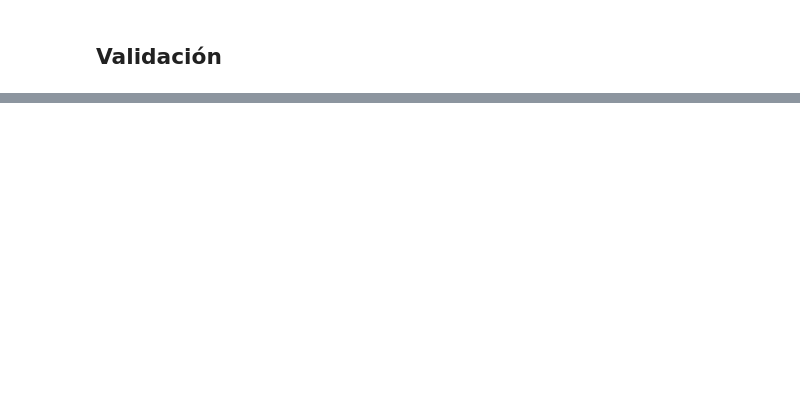
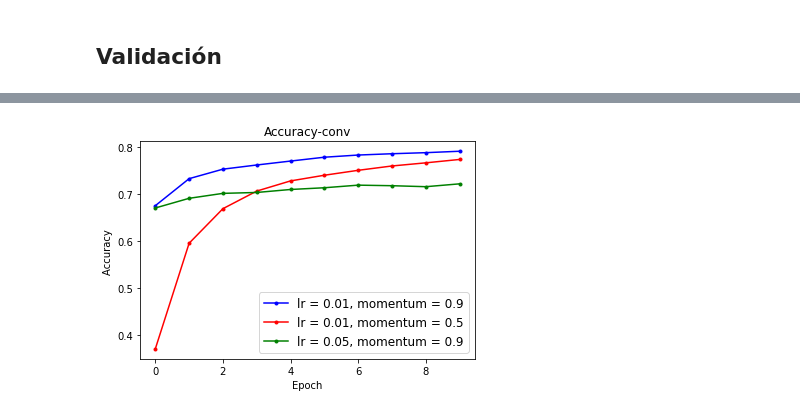
Before and after one commit to hfolo/DiploDatos2022, a Jupyter notebook: 06 - Aprendizaje automatico profundo (deep learning)/DL - TP2.ipynb, the cells around one changed output, grey strips where cells are left out. Drawn from its saved outputs; the diff is of its cells as text; code cells hidden in the pictures; blank space fills up the shorter version.

```diff
--- a/06 - Aprendizaje automatico profundo (deep learning)/DL - TP2.ipynb
+++ b/06 - Aprendizaje automatico profundo (deep learning)/DL - TP2.ipynb
@@ -597,0 +569,12 @@ plt.show()
+# %%
+plt.plot(df_conv1['val_accuracy'], marker='.',color='blue', label='lr = 0.01, momentum = 0.9')
+plt.plot(df_conv2['val_accuracy'], marker='.',color='red', label='lr = 0.01, momentum = 0.5')
+plt.plot(df_conv3['val_accuracy'], marker='.',color='green', label='lr = 0.05, momentum = 0.9')
+plt.legend(loc='best', facecolor='w', fontsize=12)
+plt.title('Accuracy-conv', fontdict=None, loc='center', pad=None)
+plt.xlabel('Epoch')
+plt.ylabel('Accuracy ')
+plt.savefig("accuracyconv.jpg")
+plt.show()
+# %% [output]
+[figure, added]
```
Also changed, not shown: parts of 24 cells of this notebook, 7 other files.
